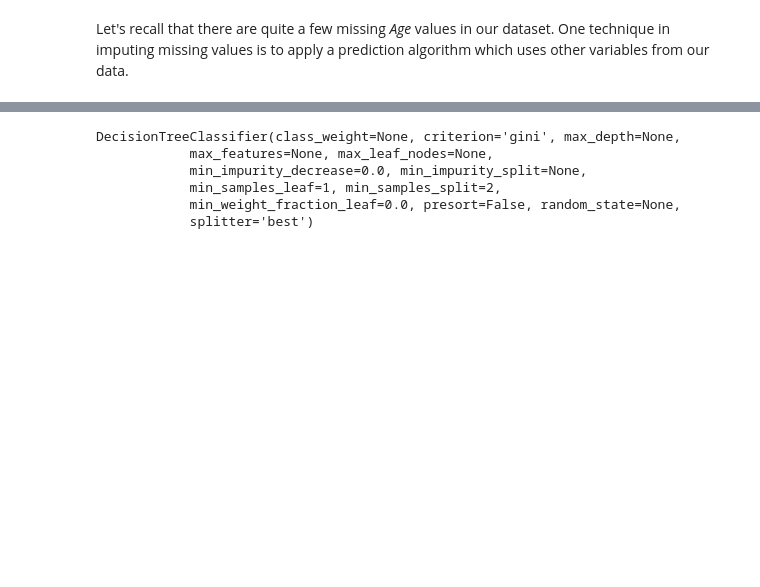
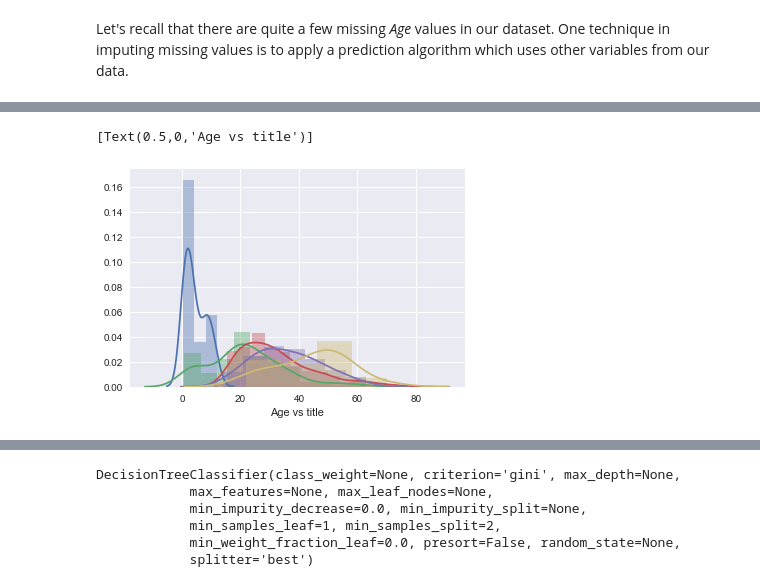
Before and after one commit to vinalyan/Data-Science, a Jupyter notebook: Challenges/kaggle/Titanic.ipynb, the cells around one changed output, grey strips where cells are left out. Saved outputs shown, nothing was run; the diff lists cells and outputs as text; code cells hidden in the pictures; blank space fills up the shorter version.

```diff
--- a/Challenges/kaggle/Titanic.ipynb
+++ b/Challenges/kaggle/Titanic.ipynb
@@ -519,0 +533,9 @@ plot.show()
+# %%
+sns.distplot(data[data.Age.notna()][data.Tittle == "Master"].Age)
+sns.distplot(data[data.Age.notna()][data.Tittle == "Miss"].Age)
+sns.distplot(data[data.Age.notna()][data.Tittle == "Mr"].Age)
+sns.distplot(data[data.Age.notna()][data.Tittle == "Mrs"].Age)
+sns.distplot(data[data.Age.notna()][data.Tittle == "Rare Title"].Age).set(xlabel='Age vs title')
+# %% [output]
+[Text(0.5,0,'Age vs title')]
+[figure, added]
```
Also changed, not shown: parts of 30 cells of this notebook.
